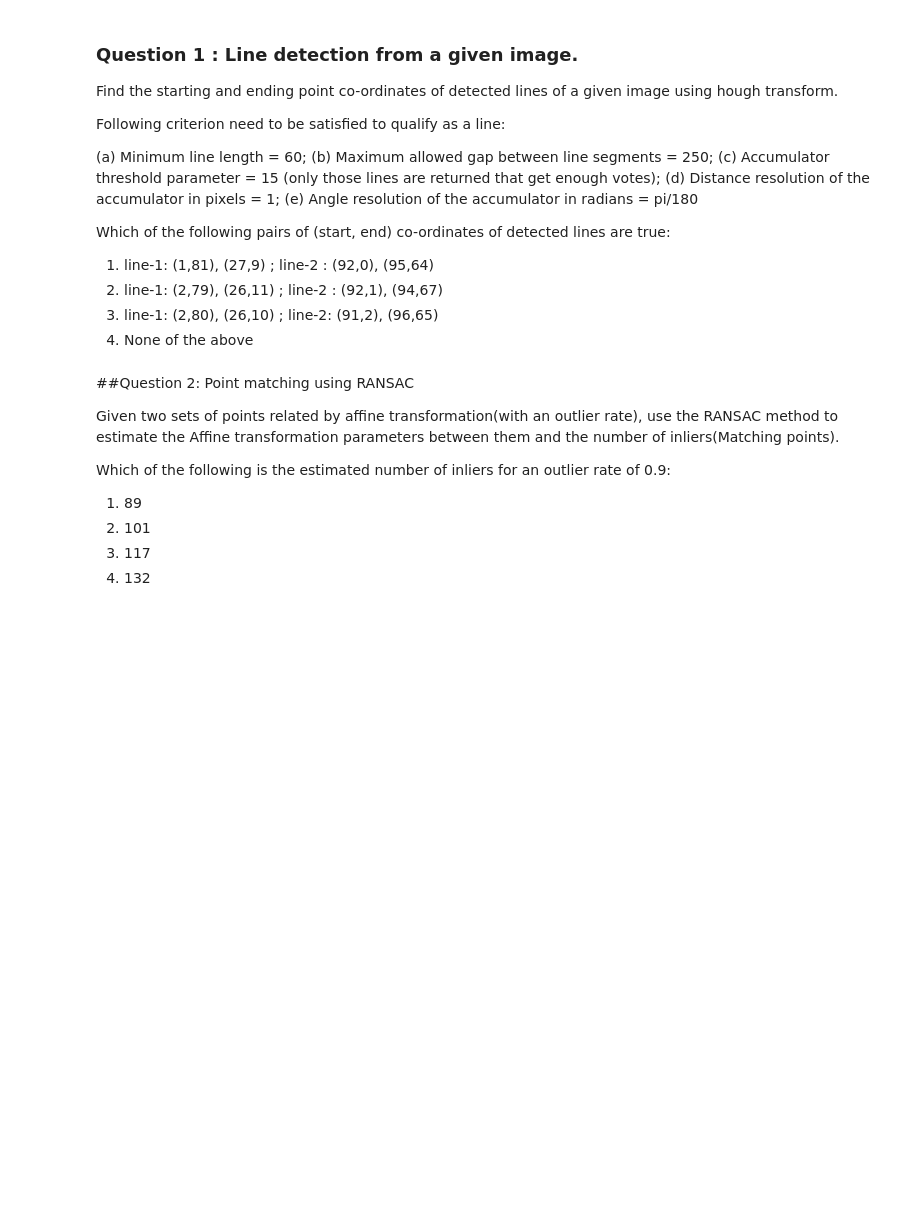
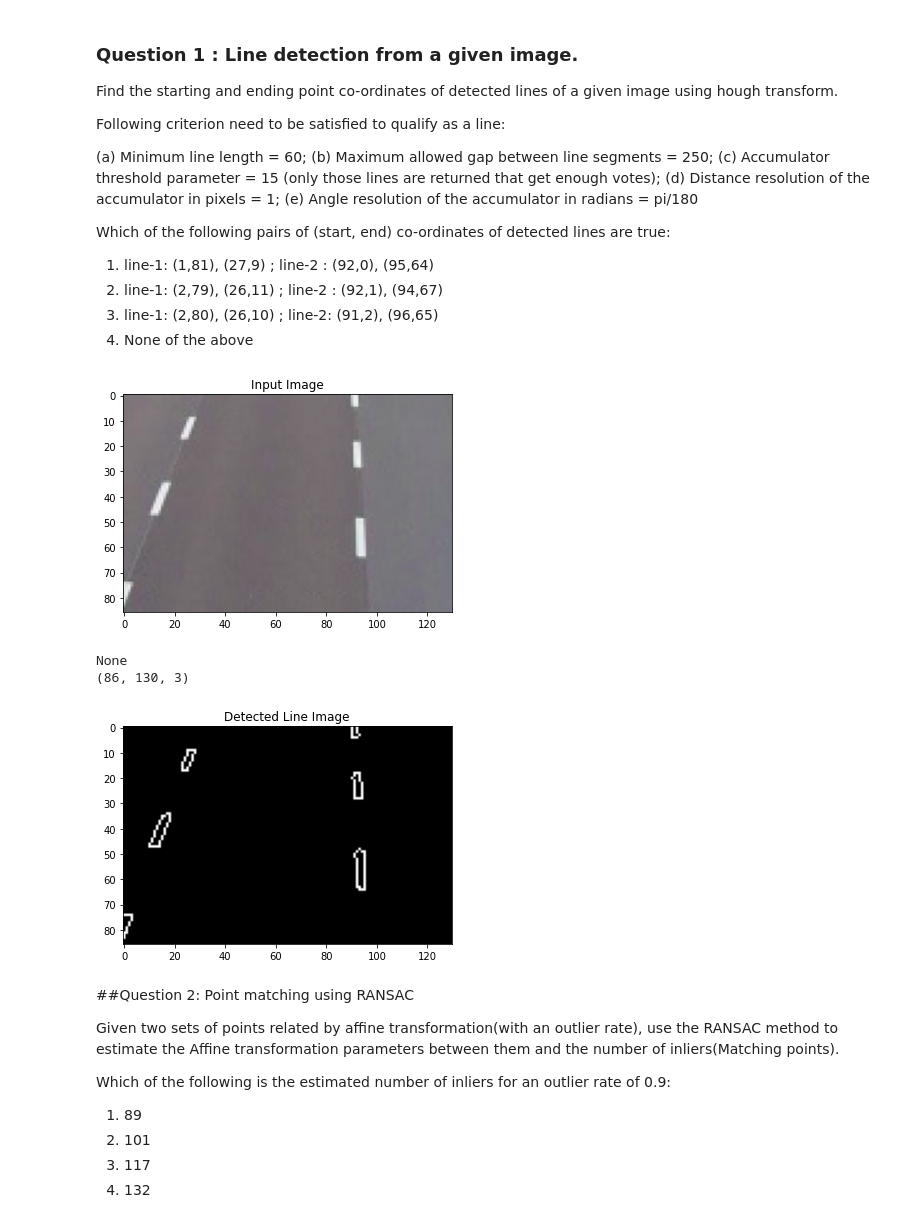
Before and after one commit to Jimut123/NPTEL, a Jupyter notebook: DL4CV_IITM/Assignments/Assignment-2/DL4V_Assignment_2.ipynb, the cells around one changed output. Drawn from its saved outputs; the diff is of its cells as text; code cells hidden in the pictures; blank space fills up the shorter version.

```diff
--- a/DL4CV_IITM/Assignments/Assignment-2/DL4V_Assignment_2.ipynb
+++ b/DL4CV_IITM/Assignments/Assignment-2/DL4V_Assignment_2.ipynb
@@ -47,27 +91,54 @@ Which of the following pairs of (start, end) co-ordinates of detected lines are
 # %%
 #Read image
 img = cv2.imread('line.png', cv2.IMREAD_COLOR)
 
 # Visualize the input image
 plt.imshow(img)
 plt.title('Input Image')
 plt.show()
 
 
 #convert the image to gray-scale
 gray = cv2.cvtColor(img, cv2.COLOR_BGR2GRAY)
 
 #Find the edges in the image using canny detector
 
-edges = cv2.Canny(gray, 50, 200)
+edges = cv2.Canny(gray, 50, 200, None, 3)
 
 ####YOUR CODE STARTS HERE #####
 
+# https://docs.opencv.org/3.4/d9/db0/tutorial_hough_lines.html
+# Copy edges to the images that will display the results in BGR
+
+cdst = cv2.cvtColor(edges, cv2.COLOR_GRAY2BGR)
+#cdstP = np.copy(cdst)
+
+lines = cv2.HoughLines(edges, 1, np.pi / 180, 150, 15, 0, 0)
+
+print(lines)
+if lines is not None:
+    for i in range(0, len(lines)):
+        rho = lines[i][0][0]
+        theta = lines[i][0][1]
+        a = math.cos(theta)
+        b = math.sin(theta)
+        x0 = a * rho
+        y0 = b * rho
+        pt1 = (int(x0 + 1000*(-b)), int(y0 + 1000*(a)))
+        pt2 = (int(x0 - 1000*(-b)), int(y0 - 1000*(a)))
+        cv2.line(cdst, pt1, pt2, (0,0,255), 3, cv2.LINE_AA)
 
 ####YOUR CODE ENDS HERE #####
-plt.imshow(img)
+print(cdst.shape)
+
+plt.imshow(cdst)
 plt.title('Detected Line Image')
 plt.show()
+# %% [output]
+[figure, added]
+None
+(86, 130, 3)
+[figure, added]
 # %% [markdown]
 ##Question 2: Point matching using RANSAC
 
```
Also changed, not shown: parts of 1 cell of this notebook, 6 other files.
